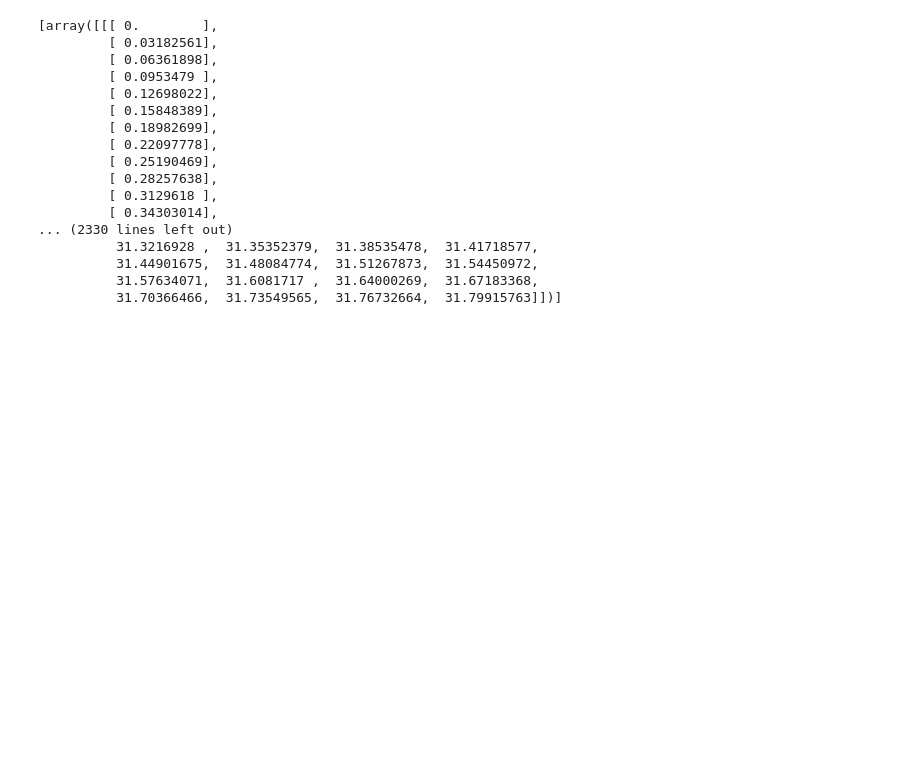
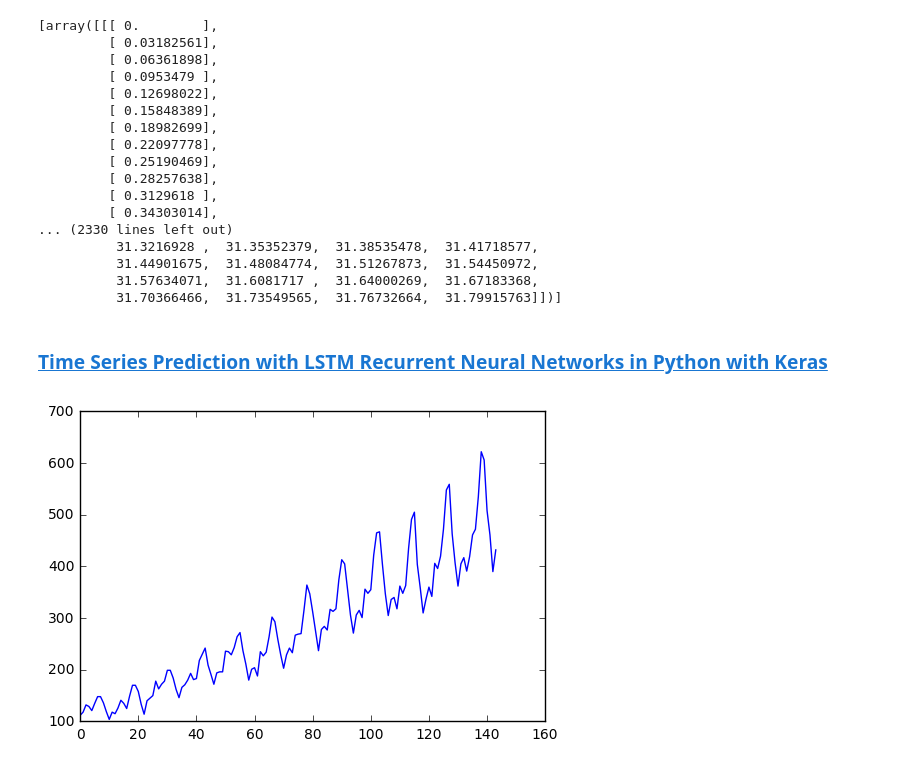
Before and after one commit to KentChun33333/blog, a Jupyter notebook: notebook/2017-Goals.ipynb, the cells around one changed output. Drawn from its saved outputs; the diff is of its cells as text; code cells hidden in the pictures; blank space fills up the shorter version.

```diff
--- a/notebook/2017-Goals.ipynb
+++ b/notebook/2017-Goals.ipynb
@@ -424,3 +424,15 @@ get_batch()
           31.44901675,  31.48084774,  31.51267873,  31.54450972,
           31.57634071,  31.6081717 ,  31.64000269,  31.67183368,
           31.70366466,  31.73549565,  31.76732664,  31.79915763]])]
+# %% [markdown]
+### [Time Series Prediction with LSTM Recurrent Neural Networks in Python with Keras](http://machinelearningmastery.com/time-series-prediction-lstm-recurrent-neural-networks-python-keras/)
+# %%
+
+
+import pandas
+import matplotlib.pyplot as plt
+dataset = pandas.read_csv('/Users/kentchiu/Downloads/international-airline-passengers.csv', usecols=[1], engine='python', skipfooter=3)
+plt.plot(dataset)
+plt.show()
+# %% [output]
+[figure, added]
```
Also changed, not shown: parts of 13 cells of this notebook.
